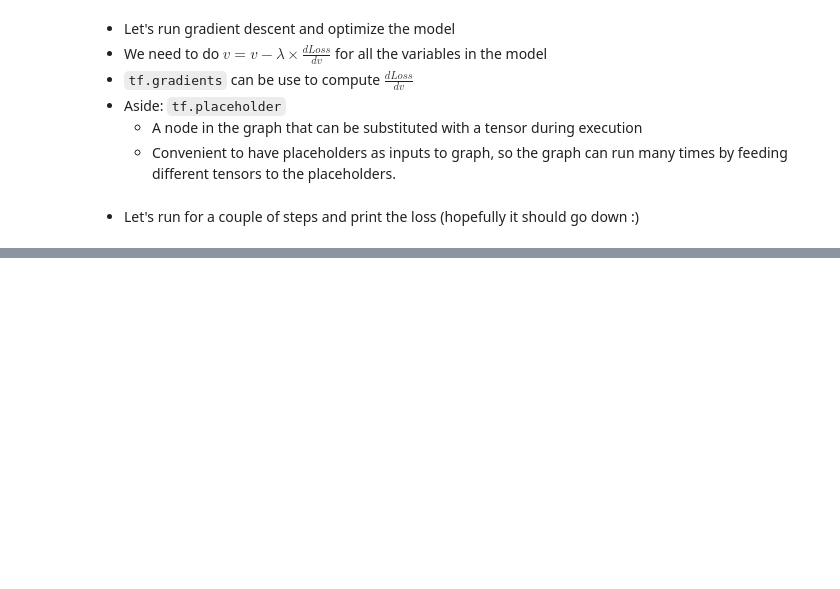
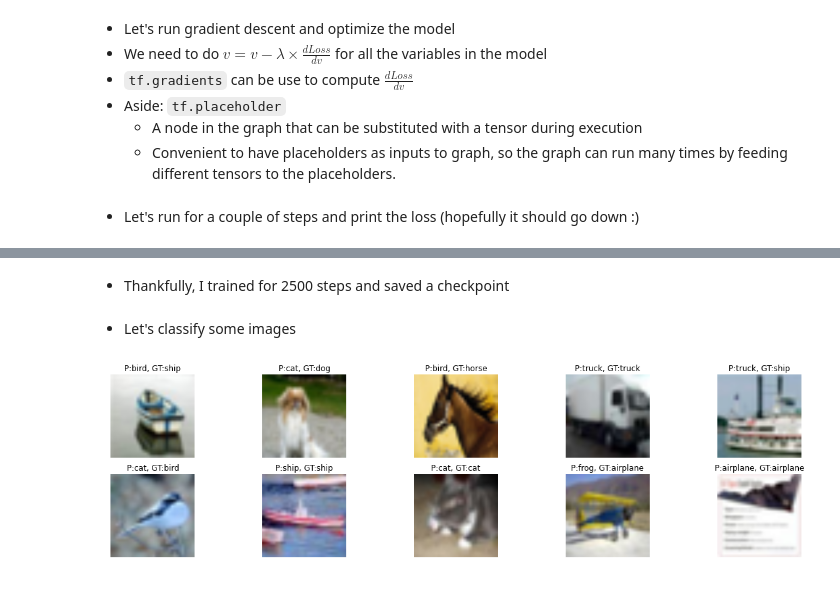
Before and after one commit to keveman/tensorflow-tutorial, a Jupyter notebook: CIFAR10 Tutorial.ipynb, the cells around one changed output, grey strips where cells are left out. Saved outputs shown, nothing was run; the diff lists cells and outputs as text; code cells hidden in the pictures; blank space fills up the shorter version.

```diff
--- a/CIFAR10 Tutorial.ipynb
+++ b/CIFAR10 Tutorial.ipynb
@@ -356,0 +368,2 @@ step 100 : 4.500
+# %% [markdown]
+* Thankfully, I trained for 2500 steps and saved a checkpoint
@@ -356,0 +372,23 @@ step 100 : 4.500
+# %% [markdown]
+* Let's classify some images
+# %%
+def classify():
+  figsize = (5, 2.5)
+  for i in range(10):
+    filenumber = np.random.randint(5)
+    offset = np.random.randint(10000 - 32)
+    orig_im, l = get_mini_batch(data_as_tensor(filenumber, 1, offset), 1)
+    im = distort(orig_im[0])
+    im = tf.expand_dims(im, 0)
+    x = pool2(norm2(conv2(norm1(pool1(conv1(im))))))
+    x = tf.reshape(x, [1, 6*6*64])
+    x = tf.nn.softmax(softmax_linear(local4(local3(x))))
+    set_printoptions(precision=3)
+    prediction = label_names[np.argmax(x.eval()[0])]
+    ground_truth = label_names[l[0].eval()[0]]
+    subplot(2, 5, i)
+    myshow(orig_im[0].eval(), 'P:'+prediction +', GT:'+ground_truth)
+# %%
+classify()
+# %% [output]
+[figure, added]
```
Also changed, not shown: parts of 17 cells of this notebook, 2 other files.
